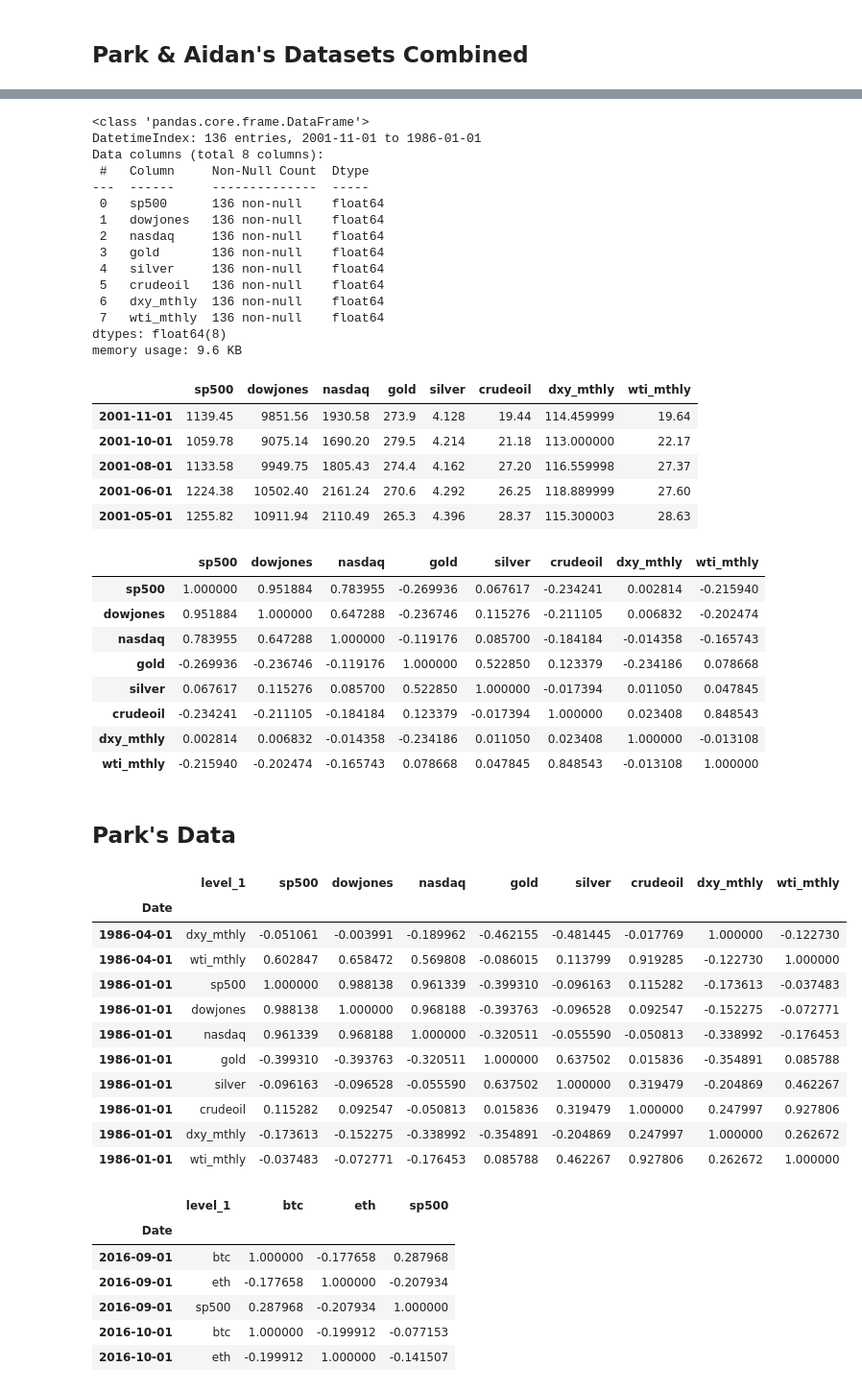
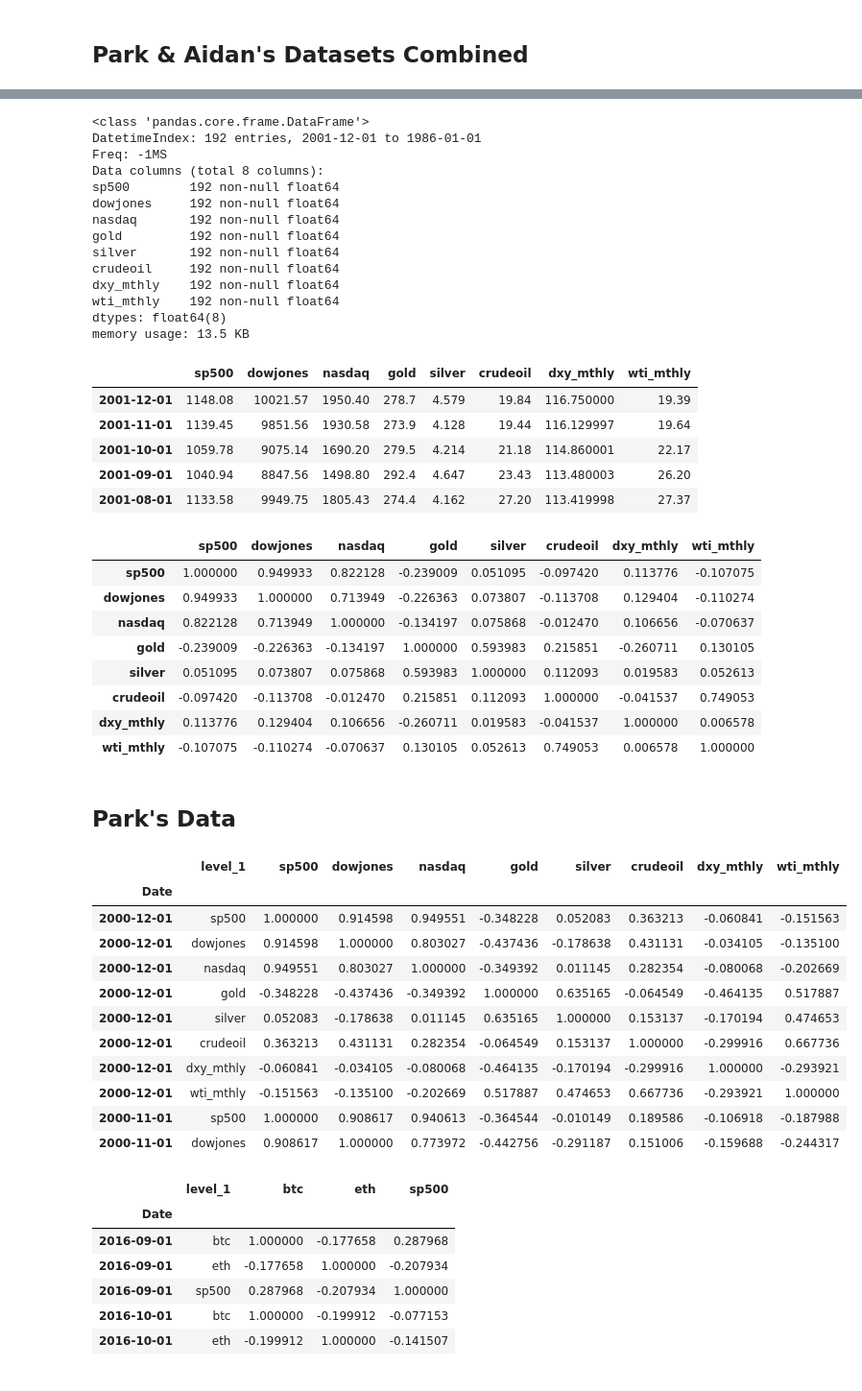
Before and after one commit to lfarlima/Monte-Carlo-Simulation, a Jupyter notebook: Project-01/Project1_master.ipynb, the cells around one changed output, grey strips where cells are left out. Shown at 96% size. Cells and saved outputs as stored; diff of their text form; code cells hidden in the pictures.

```diff
--- a/Project-01/Project1_master.ipynb
+++ b/Project-01/Project1_master.ipynb
@@ -36,9 +41,10 @@ wti_df = pd.read_csv("DATA SOURCES/Crude_Oil_WTI.csv", index_col ="DATE", infer_
 # set, pull and display data from YFinance
 dxy_df = yf.download('DX-Y.NYB',
                        start='1980-01-01',
-                       end='2020-12-31',
+                       end='2021-01-31',
                        progress=False,
                        index_col ='Date',
+                        interval ="1mo",
                        infer_datetime_format= True,
                        parse_dates = True,
 
@@ -114,29 +114,28 @@ oil_commodities_sp500 = pd.concat([df_commodities,df_silver,df_crudeoil,dxy_df,
 oil_commodities_sp500.info()
 # %% [output]
 <class 'pandas.core.frame.DataFrame'>
-DatetimeIndex: 136 entries, 2001-11-01 to 1986-01-01
+DatetimeIndex: 192 entries, 2001-12-01 to 1986-01-01
+Freq: -1MS
 Data columns (total 8 columns):
- #   Column     Non-Null Count  Dtype
----  ------     --------------  -----
- 0   sp500      136 non-null    float64
- 1   dowjones   136 non-null    float64
- 2   nasdaq     136 non-null    float64
- 3   gold       136 non-null    float64
- 4   silver     136 non-null    float64
- 5   crudeoil   136 non-null    float64
- 6   dxy_mthly  136 non-null    float64
- 7   wti_mthly  136 non-null    float64
+sp500        192 non-null float64
+dowjones     192 non-null float64
+nasdaq       192 non-null float64
+gold         192 non-null float64
+silver       192 non-null float64
+crudeoil     192 non-null float64
+dxy_mthly    192 non-null float64
+wti_mthly    192 non-null float64
 dtypes: float64(8)
-memory usage: 9.6 KB
+memory usage: 13.5 KB
 # %%
 oil_commodities_sp500.head()
 # %% [output]
 |  | sp500 | dowjones | nasdaq | gold | silver | crudeoil | dxy_mthly | wti_mthly |
-| 2001-11-01 | 1139.45 | 9851.56 | 1930.58 | 273.9 | 4.128 | 19.44 | 114.459999 | 19.64 |
-| 2001-10-01 | 1059.78 | 9075.14 | 1690.20 | 279.5 | 4.214 | 21.18 | 113.000000 | 22.17 |
-| 2001-08-01 | 1133.58 | 9949.75 | 1805.43 | 274.4 | 4.162 | 27.20 | 116.559998 | 27.37 |
-| 2001-06-01 | 1224.38 | 10502.40 | 2161.24 | 270.6 | 4.292 | 26.25 | 118.889999 | 27.60 |
-| 2001-05-01 | 1255.82 | 10911.94 | 2110.49 | 265.3 | 4.396 | 28.37 | 115.300003 | 28.63 |
+| 2001-12-01 | 1148.08 | 10021.57 | 1950.40 | 278.7 | 4.579 | 19.84 | 116.750000 | 19.39 |
+| 2001-11-01 | 1139.45 | 9851.56 | 1930.58 | 273.9 | 4.128 | 19.44 | 116.129997 | 19.64 |
+| 2001-10-01 | 1059.78 | 9075.14 | 1690.20 | 279.5 | 4.214 | 21.18 | 114.860001 | 22.17 |
+| 2001-09-01 | 1040.94 | 8847.56 | 1498.80 | 292.4 | 4.647 | 23.43 | 113.480003 | 26.20 |
+| 2001-08-01 | 1133.58 | 9949.75 | 1805.43 | 274.4 | 4.162 | 27.20 | 113.419998 | 27.37 |
 # %%
 # calculate monthly returns
 oil_commodities_return = oil_commodities_sp500.pct_change()
@@ -146,14 +145,14 @@ oil_commodities_corr = oil_commodities_return.corr()
 oil_commodities_corr
 # %% [output]
 |  | sp500 | dowjones | nasdaq | gold | silver | crudeoil | dxy_mthly | wti_mthly |
-| sp500 | 1.000000 | 0.951884 | 0.783955 | -0.269936 | 0.067617 | -0.234241 | 0.002814 | -0.215940 |
-| dowjones | 0.951884 | 1.000000 | 0.647288 | -0.236746 | 0.115276 | -0.211105 | 0.006832 | -0.202474 |
-| nasdaq | 0.783955 | 0.647288 | 1.000000 | -0.119176 | 0.085700 | -0.184184 | -0.014358 | -0.165743 |
-| gold | -0.269936 | -0.236746 | -0.119176 | 1.000000 | 0.522850 | 0.123379 | -0.234186 | 0.078668 |
-| silver | 0.067617 | 0.115276 | 0.085700 | 0.522850 | 1.000000 | -0.017394 | 0.011050 | 0.047845 |
-| crudeoil | -0.234241 | -0.211105 | -0.184184 | 0.123379 | -0.017394 | 1.000000 | 0.023408 | 0.848543 |
-| dxy_mthly | 0.002814 | 0.006832 | -0.014358 | -0.234186 | 0.011050 | 0.023408 | 1.000000 | -0.013108 |
-| wti_mthly | -0.215940 | -0.202474 | -0.165743 | 0.078668 | 0.047845 | 0.848543 | -0.013108 | 1.000000 |
+| sp500 | 1.000000 | 0.949933 | 0.822128 | -0.239009 | 0.051095 | -0.097420 | 0.113776 | -0.107075 |
+| dowjones | 0.949933 | 1.000000 | 0.713949 | -0.226363 | 0.073807 | -0.113708 | 0.129404 | -0.110274 |
+| nasdaq | 0.822128 | 0.713949 | 1.000000 | -0.134197 | 0.075868 | -0.012470 | 0.106656 | -0.070637 |
+| gold | -0.239009 | -0.226363 | -0.134197 | 1.000000 | 0.593983 | 0.215851 | -0.260711 | 0.130105 |
+| silver | 0.051095 | 0.073807 | 0.075868 | 0.593983 | 1.000000 | 0.112093 | 0.019583 | 0.052613 |
+| crudeoil | -0.097420 | -0.113708 | -0.012470 | 0.215851 | 0.112093 | 1.000000 | -0.041537 | 0.749053 |
+| dxy_mthly | 0.113776 | 0.129404 | 0.106656 | -0.260711 | 0.019583 | -0.041537 | 1.000000 | 0.006578 |
+| wti_mthly | -0.107075 | -0.110274 | -0.070637 | 0.130105 | 0.052613 | 0.749053 | 0.006578 | 1.000000 |
 # %% [markdown]
 ## Park's Data
 # %%
@@ -164,22 +163,22 @@ prices_crudeoil = oil_commodities_return[["sp500","crudeoil"]].hvplot.line(xlabe
 # %%
 df_rolling_corr = oil_commodities_return.rolling(window=12).corr().dropna()
 df_rolling_corr.reset_index(inplace=True)
 df_rolling_corr.rename(columns={"level_0":"Date"},inplace=True)
 df_rolling_corr.set_index("Date",inplace=True)
-df_rolling_corr.tail(10)
+df_rolling_corr.head(10)
 # %% [output]
 |  | level_1 | sp500 | dowjones | nasdaq | gold | silver | crudeoil | dxy_mthly | wti_mthly |
 | Date |  |  |  |  |  |  |  |  |  |
-| 1986-04-01 | dxy_mthly | -0.051061 | -0.003991 | -0.189962 | -0.462155 | -0.481445 | -0.017769 | 1.000000 | -0.122730 |
-| 1986-04-01 | wti_mthly | 0.602847 | 0.658472 | 0.569808 | -0.086015 | 0.113799 | 0.919285 | -0.122730 | 1.000000 |
-| 1986-01-01 | sp500 | 1.000000 | 0.988138 | 0.961339 | -0.399310 | -0.096163 | 0.115282 | -0.173613 | -0.037483 |
-| 1986-01-01 | dowjones | 0.988138 | 1.000000 | 0.968188 | -0.393763 | -0.096528 | 0.092547 | -0.152275 | -0.072771 |
-| 1986-01-01 | nasdaq | 0.961339 | 0.968188 | 1.000000 | -0.320511 | -0.055590 | -0.050813 | -0.338992 | -0.176453 |
-| 1986-01-01 | gold | -0.399310 | -0.393763 | -0.320511 | 1.000000 | 0.637502 | 0.015836 | -0.354891 | 0.085788 |
-| 1986-01-01 | silver | -0.096163 | -0.096528 | -0.055590 | 0.637502 | 1.000000 | 0.319479 | -0.204869 | 0.462267 |
-| 1986-01-01 | crudeoil | 0.115282 | 0.092547 | -0.050813 | 0.015836 | 0.319479 | 1.000000 | 0.247997 | 0.927806 |
-| 1986-01-01 | dxy_mthly | -0.173613 | -0.152275 | -0.338992 | -0.354891 | -0.204869 | 0.247997 | 1.000000 | 0.262672 |
-| 1986-01-01 | wti_mthly | -0.037483 | -0.072771 | -0.176453 | 0.085788 | 0.462267 | 0.927806 | 0.262672 | 1.000000 |
+| 2000-12-01 | sp500 | 1.000000 | 0.914598 | 0.949551 | -0.348228 | 0.052083 | 0.363213 | -0.060841 | -0.151563 |
+| 2000-12-01 | dowjones | 0.914598 | 1.000000 | 0.803027 | -0.437436 | -0.178638 | 0.431131 | -0.034105 | -0.135100 |
+| 2000-12-01 | nasdaq | 0.949551 | 0.803027 | 1.000000 | -0.349392 | 0.011145 | 0.282354 | -0.080068 | -0.202669 |
+| 2000-12-01 | gold | -0.348228 | -0.437436 | -0.349392 | 1.000000 | 0.635165 | -0.064549 | -0.464135 | 0.517887 |
+| 2000-12-01 | silver | 0.052083 | -0.178638 | 0.011145 | 0.635165 | 1.000000 | 0.153137 | -0.170194 | 0.474653 |
+| 2000-12-01 | crudeoil | 0.363213 | 0.431131 | 0.282354 | -0.064549 | 0.153137 | 1.000000 | -0.299916 | 0.667736 |
+| 2000-12-01 | dxy_mthly | -0.060841 | -0.034105 | -0.080068 | -0.464135 | -0.170194 | -0.299916 | 1.000000 | -0.293921 |
+| 2000-12-01 | wti_mthly | -0.151563 | -0.135100 | -0.202669 | 0.517887 | 0.474653 | 0.667736 | -0.293921 | 1.000000 |
+| 2000-11-01 | sp500 | 1.000000 | 0.908617 | 0.940613 | -0.364544 | -0.010149 | 0.189586 | -0.106918 | -0.187988 |
+| 2000-11-01 | dowjones | 0.908617 | 1.000000 | 0.773972 | -0.442756 | -0.291187 | 0.151006 | -0.159688 | -0.244317 |
 # %%
 gold_corr = df_rolling_corr[df_rolling_corr['level_1'] == 'gold'].sp500
 crude_oil_corr = df_rolling_corr[df_rolling_corr['level_1'] == 'crudeoil'].sp500
```
Also changed, not shown: parts of 19 cells of this notebook.
